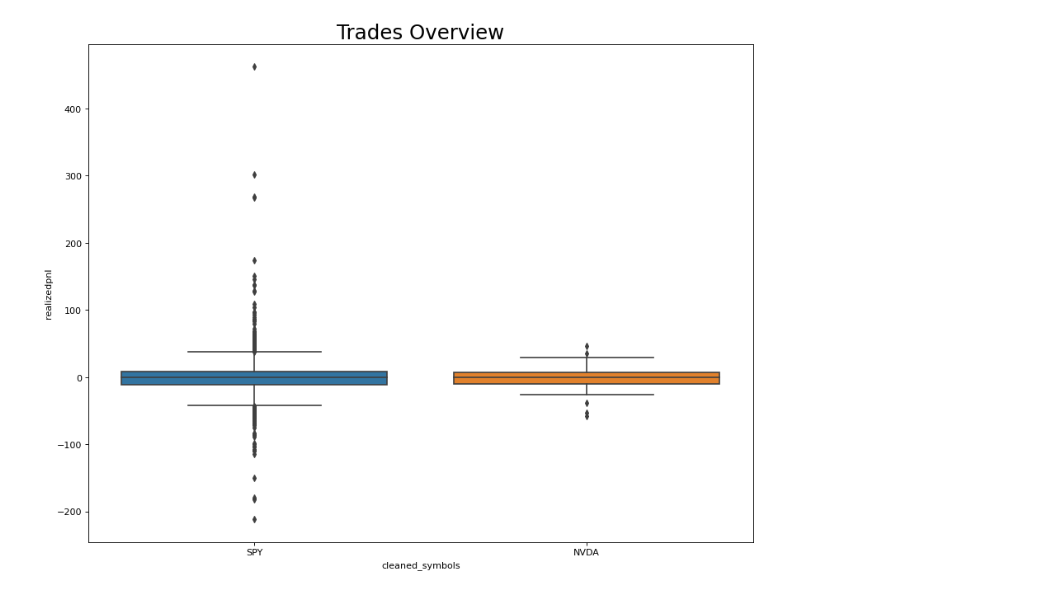
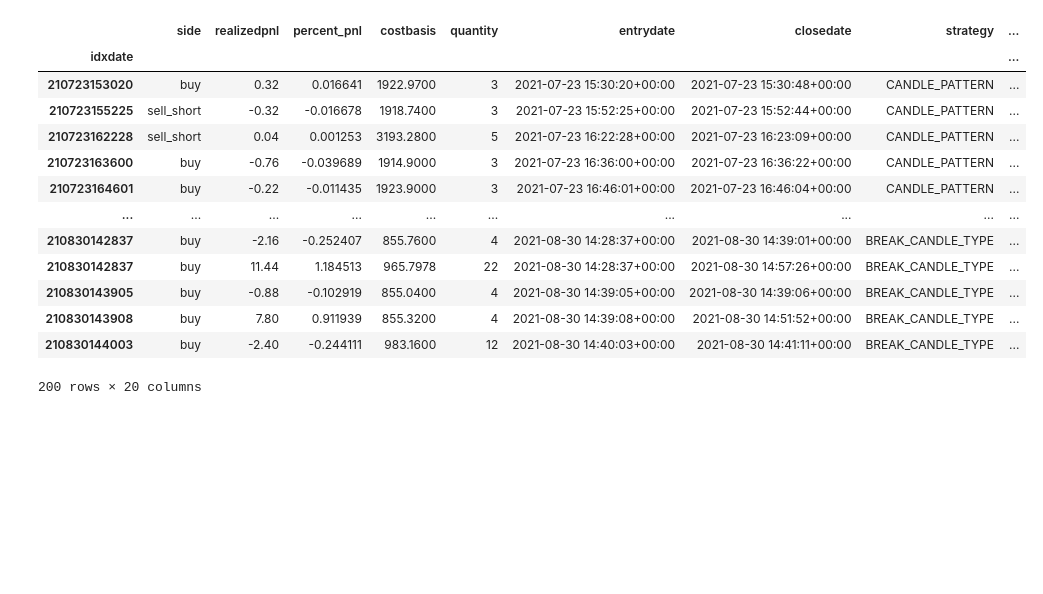
Before and after one commit to gargleblaster/tu-analytics, a Jupyter notebook: trading_analytics.ipynb, the cells around one changed output. Cells and saved outputs as stored; diff of their text form; code cells hidden in the pictures; blank space fills up the shorter version.

```diff
--- a/trading_analytics.ipynb
+++ b/trading_analytics.ipynb
@@ -259,5 +118,17 @@ grp.plot(kind='scatter',x='day', y='realizedpnl')
-# %%
-stock_obj.update()
-stock_obj.plot_box()
-# %% [output]
-[figure, removed]
+# %%
+p1.df_inp.iloc[700:900]
+# %% [output]
+|  | side | realizedpnl | percent_pnl | costbasis | quantity | entrydate | closedate | strategy | ... |
+| idxdate |  |  |  |  |  |  |  |  | ... |
+| 210723153020 | buy | 0.32 | 0.016641 | 1922.9700 | 3 | 2021-07-23 15:30:20+00:00 | 2021-07-23 15:30:48+00:00 | CANDLE_PATTERN | ... |
+| 210723155225 | sell_short | -0.32 | -0.016678 | 1918.7400 | 3 | 2021-07-23 15:52:25+00:00 | 2021-07-23 15:52:44+00:00 | CANDLE_PATTERN | ... |
+| 210723162228 | sell_short | 0.04 | 0.001253 | 3193.2800 | 5 | 2021-07-23 16:22:28+00:00 | 2021-07-23 16:23:09+00:00 | CANDLE_PATTERN | ... |
+| 210723163600 | buy | -0.76 | -0.039689 | 1914.9000 | 3 | 2021-07-23 16:36:00+00:00 | 2021-07-23 16:36:22+00:00 | CANDLE_PATTERN | ... |
+| 210723164601 | buy | -0.22 | -0.011435 | 1923.9000 | 3 | 2021-07-23 16:46:01+00:00 | 2021-07-23 16:46:04+00:00 | CANDLE_PATTERN | ... |
+| ... | ... | ... | ... | ... | ... | ... | ... | ... | ... |
+| 210830142837 | buy | -2.16 | -0.252407 | 855.7600 | 4 | 2021-08-30 14:28:37+00:00 | 2021-08-30 14:39:01+00:00 | BREAK_CANDLE_TYPE | ... |
+| 210830142837 | buy | 11.44 | 1.184513 | 965.7978 | 22 | 2021-08-30 14:28:37+00:00 | 2021-08-30 14:57:26+00:00 | BREAK_CANDLE_TYPE | ... |
+| 210830143905 | buy | -0.88 | -0.102919 | 855.0400 | 4 | 2021-08-30 14:39:05+00:00 | 2021-08-30 14:39:06+00:00 | BREAK_CANDLE_TYPE | ... |
+| 210830143908 | buy | 7.80 | 0.911939 | 855.3200 | 4 | 2021-08-30 14:39:08+00:00 | 2021-08-30 14:51:52+00:00 | BREAK_CANDLE_TYPE | ... |
+| 210830144003 | buy | -2.40 | -0.244111 | 983.1600 | 12 | 2021-08-30 14:40:03+00:00 | 2021-08-30 14:41:11+00:00 | BREAK_CANDLE_TYPE | ... |
+200 rows × 20 columns
```
Also changed, not shown: parts of 8 cells of this notebook.
